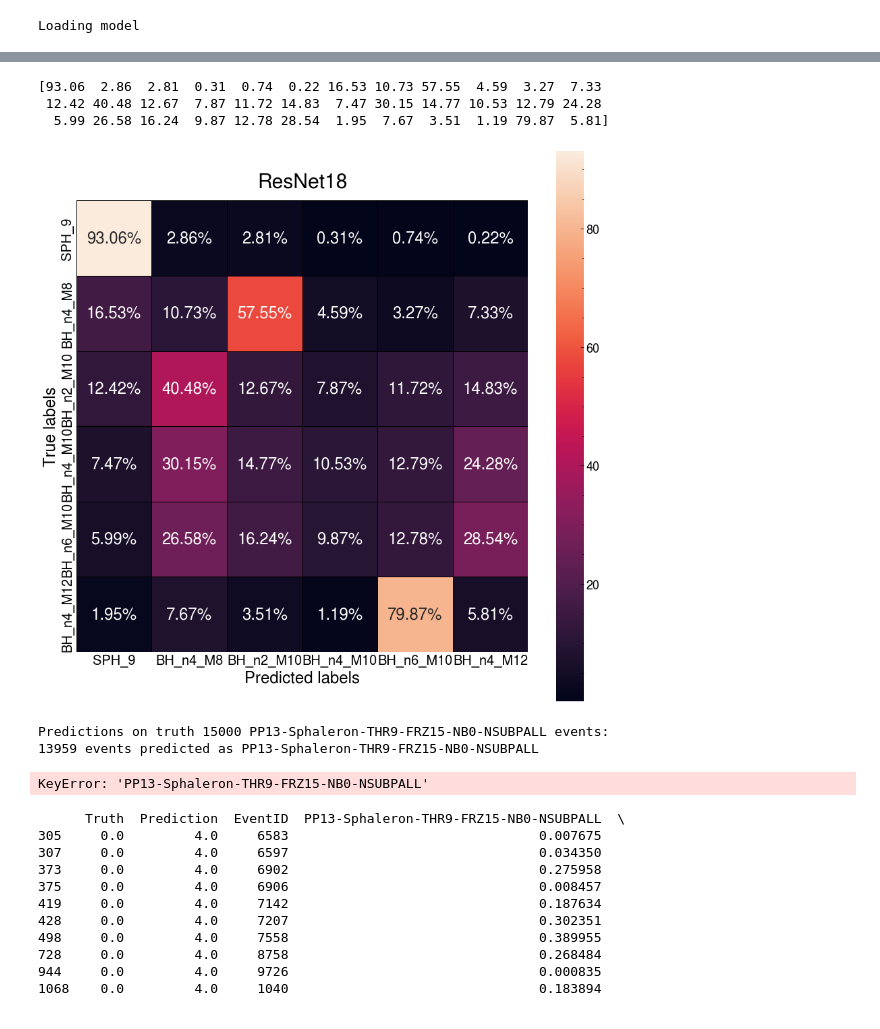
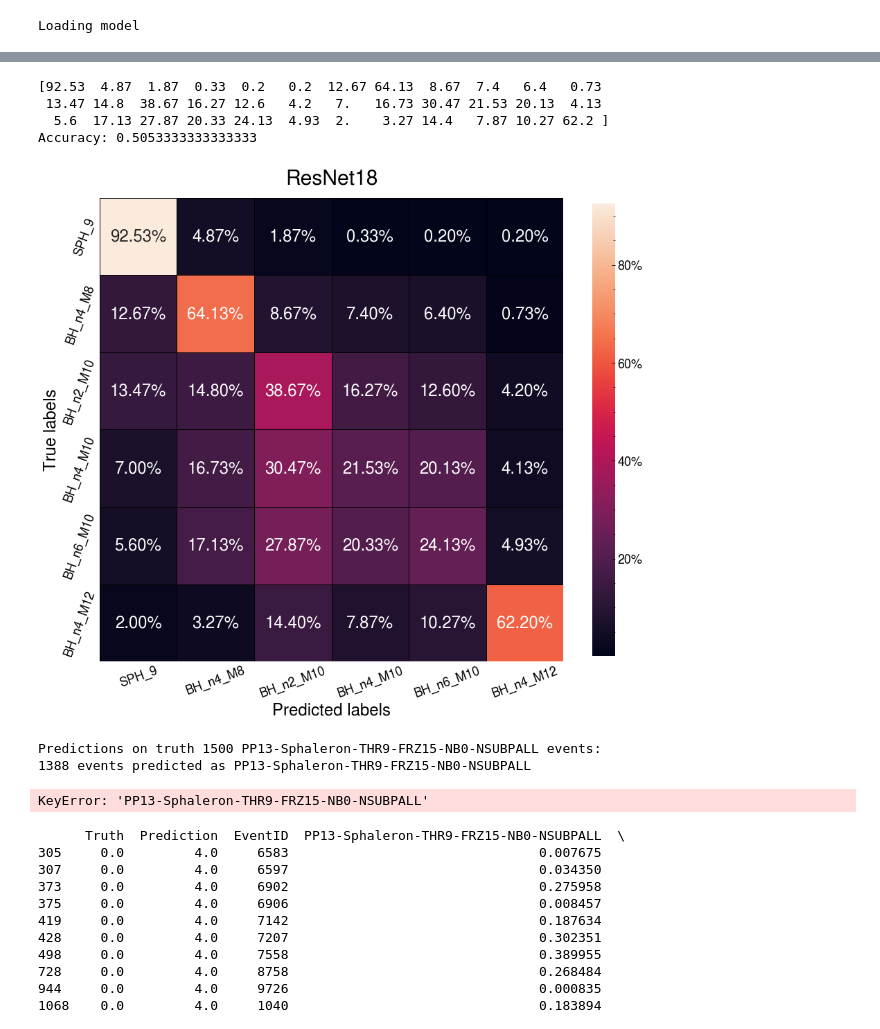
Before and after one commit to choisant/imcalML, a Jupyter notebook: notebooks/predict.ipynb, the cells around one changed output, grey strips where cells are left out. Saved outputs shown, nothing was run; the diff lists cells and outputs as text; code cells hidden in the pictures.

```diff
--- a/notebooks/predict.ipynb
+++ b/notebooks/predict.ipynb
@@ -44,19 +44,19 @@ TEST_LABELS = [f"{label}_test" for label in LABELS]
 PLOT_LABELS = ["SPH_9", "BH_n4_M8", "BH_n2_M10", "BH_n4_M10", "BH_n6_M10", "BH_n4_M12"]
 CLASSES = len(LABELS) #The number of output nodes in the net, equal to the number of classes
 FOLDERS = ["sph", "BH", "BH", "BH", "BH", "BH"]
-TEST_N_EVENTS = 15000
+TEST_N_EVENTS = 1500
 CUT=True
 
 #Set data paths
 if CUT:
     N_EVENTS = 15000
-    TEST_FILENAMES = [f"{label}_res{RES}_STmin7_Nmin5_{TEST_N_EVENTS}_events.h5" for label in TEST_LABELS]
+    TEST_FILENAMES = [f"{label}_res{RES}_STmin7_Nmin5_{N_EVENTS}_events.h5" for label in TEST_LABELS]
 else:
     N_EVENTS = 3000
     TEST_FILENAMES = [f"{label}_res{RES}_{N_EVENTS}_events.h5" for label in TEST_LABELS]
 TEST_DATAPATHS = [f"/disk/atlas3/data_MC/2dhistograms/{FOLDERS[i]}/{RES}/{TEST_FILENAMES[i]}" for i in range(CLASSES)]
 
-MODEL_NAME = "resnet_1696846798_SPH_9_BH_n2_M10_BH_n4_M8_BH_n4_M10_BH_n4_M12_BH_n6_M10_CUT_res50"
+MODEL_NAME = "resnet_1696929580_SPH_9_BH_n4_M8_BH_n2_M10_BH_n4_M10_BH_n6_M10_BH_n4_M12_CUT_res50"
 LOAD_FOLDER = "../results/models"
 LOAD_PATH = f"{LOAD_FOLDER}/{MODEL_NAME}.pt"
 
@@ -122,40 +138,42 @@ def plot_conf_matrix(confusion, accuracy, labels):
     print(cf_matrix.flatten())
     group_counts = ["{0:0.0f}".format(value*TEST_N_EVENTS) for value in cf_matrix.flatten()]
     group_percentages = ["{0:0.2%}".format(value/100) for value in cf_matrix.flatten()]
     annot = [f"{item}" for item in group_percentages]
     annot = np.asarray(annot).reshape(len(labels),len(labels))
     sn.heatmap(
             cf_matrix,
             ax=ax,
             annot=annot,
             cmap='rocket',
             linewidths=1.0,
             linecolor='black',
             cbar = True,
             square=True,
             fmt='',
-            cbar_kws={'format':f'%.0f'},
+            cbar_kws={"format": "%.0f%%", "shrink": 0.8},
             annot_kws={"size": 24}
         )
 
     #ax.set_title('Confusion matrix\n\n', size=24)
     ax.set_xlabel('Predicted labels', size=24)
     ax.set_ylabel('True labels', size=24)
 
     ## Ticket labels - List must be in alphabetical order
-    ax.xaxis.set_ticklabels(labels, size=20)
-    ax.yaxis.set_ticklabels(labels, size=20)
+    ax.xaxis.set_ticklabels(labels, size=18, rotation=20)
+    ax.yaxis.set_ticklabels(labels, size=18, rotation=70)
     ax.tick_params(which="both", left=False, bottom=False, top=False, right=False)
     ax.set_title(f"ResNet18", size=30, pad=20)
+    print(f"Accuracy: {accuracy}")
 
     ## Display the visualization of the Confusion Matrix.
     plt.show()
 plot_conf_matrix(df, accuracy, PLOT_LABELS)
 # %% [output]
-[93.06  2.86  2.81  0.31  0.74  0.22 16.53 10.73 57.55  4.59  3.27  7.33
- 12.42 40.48 12.67  7.87 11.72 14.83  7.47 30.15 14.77 10.53 12.79 24.28
-  5.99 26.58 16.24  9.87 12.78 28.54  1.95  7.67  3.51  1.19 79.87  5.81]
+[92.53  4.87  1.87  0.33  0.2   0.2  12.67 64.13  8.67  7.4   6.4   0.73
+ 13.47 14.8  38.67 16.27 12.6   4.2   7.   16.73 30.47 21.53 20.13  4.13
+  5.6  17.13 27.87 20.33 24.13  4.93  2.    3.27 14.4   7.87 10.27 62.2 ]
+Accuracy: 0.5053333333333333
-[figure, old version]
+[figure, new version]
 # %%
 df_wrong = df[df["Prediction"] != df["Truth"]]
 # %%
@@ -170,8 +188,8 @@ for i in range(len(LABELS)):
         print(f"Average confidence: {preds[LABELS[j]].mean()}, Std: {preds[LABELS[j]].std()}")
     print("----")
 # %% [output]
-Predictions on truth 15000 PP13-Sphaleron-THR9-FRZ15-NB0-NSUBPALL events:
-13959 events predicted as PP13-Sphaleron-THR9-FRZ15-NB0-NSUBPALL
+Predictions on truth 1500 PP13-Sphaleron-THR9-FRZ15-NB0-NSUBPALL events:
+1388 events predicted as PP13-Sphaleron-THR9-FRZ15-NB0-NSUBPALL
 KeyError: 'PP13-Sphaleron-THR9-FRZ15-NB0-NSUBPALL'
 # %%
 test = df[df["Truth"]==0]
```
Also changed, not shown: parts of 2 cells of this notebook, 16 other files.
